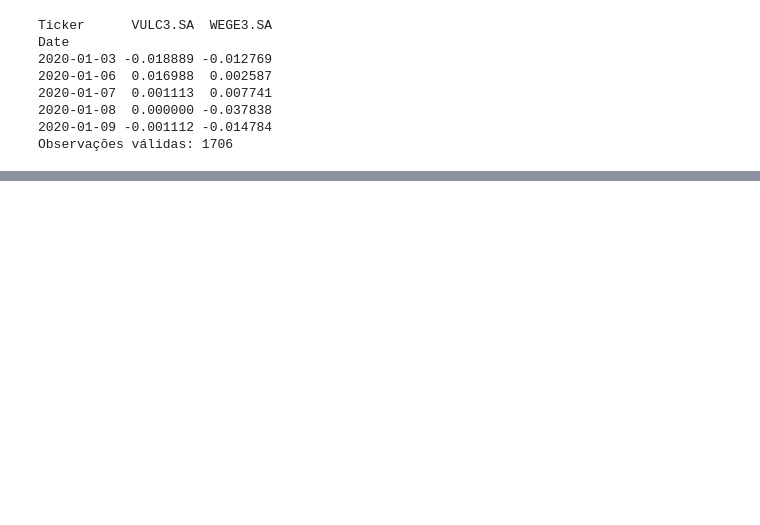
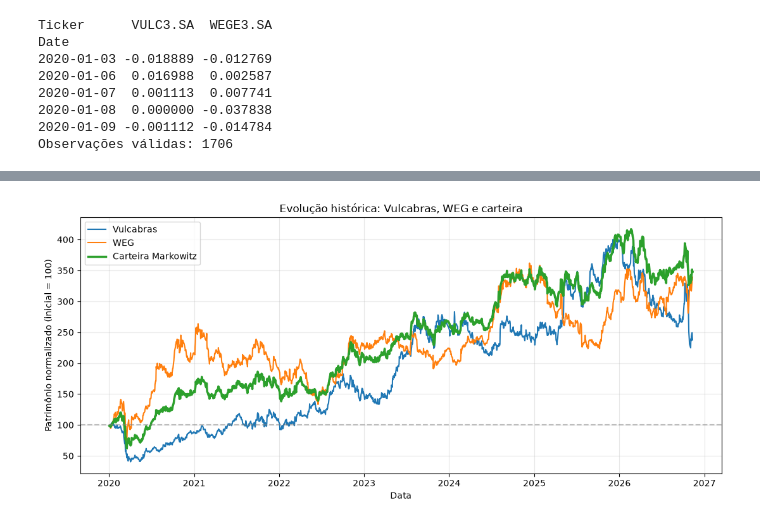
Before and after one commit to MatheusBorgesBS/Projeto-financeiro-elias, a Jupyter notebook: Untitled.ipynb, the cells around one changed output, grey strips where cells are left out. Saved outputs shown, nothing was run; the diff lists cells and outputs as text; code cells hidden in the pictures; blank space fills up the shorter version.

Commit message:
First markowitz portfolio

```diff
--- a/Untitled.ipynb
+++ b/Untitled.ipynb
@@ -197,0 +274,43 @@ WEGE3.SA  0.275904  1.000000
+# %%
+
+import matplotlib.pyplot as plt
+import pandas as pd
+
+# Retornos diários das duas ações
+retornos_ativos = retornos_validos[["VULC3.SA", "WEGE3.SA"]]
+
+# Retorno diário da carteira com pesos constantes
+retornos_carteira = (
+    w1 * retornos_ativos["VULC3.SA"]
+    + w2 * retornos_ativos["WEGE3.SA"]
+)
+
+# Evolução acumulada começando em 100
+evolucao = (1 + retornos_ativos).cumprod() * 100
+evolucao["Carteira Markowitz"] = (
+    (1 + retornos_carteira).cumprod() * 100
+)
+
+# Gráfico
+plt.figure(figsize=(11, 5))
+
+plt.plot(evolucao.index, evolucao["VULC3.SA"],
+         label="Vulcabras")
+
+plt.plot(evolucao.index, evolucao["WEGE3.SA"],
+         label="WEG")
+
+plt.plot(evolucao.index, evolucao["Carteira Markowitz"],
+         label="Carteira Markowitz", linewidth=2.5)
+
+plt.axhline(100, linestyle="--", color="gray", alpha=0.5)
+
+plt.title("Evolução histórica: Vulcabras, WEG e carteira")
+plt.xlabel("Data")
+plt.ylabel("Patrimônio normalizado (inicial = 100)")
+plt.legend()
+plt.grid(alpha=0.3)
+plt.tight_layout()
+plt.show()
+# %% [output]
+[figure, added]
```
Also changed, not shown: parts of 7 cells of this notebook, 1 other file.
